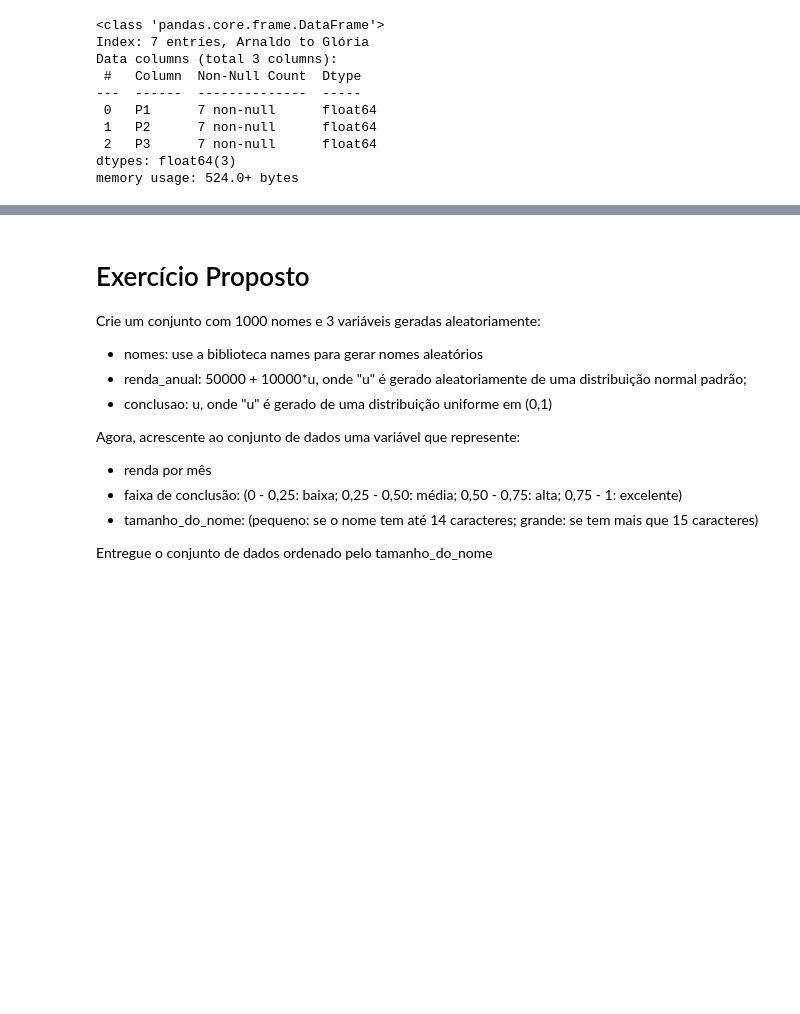
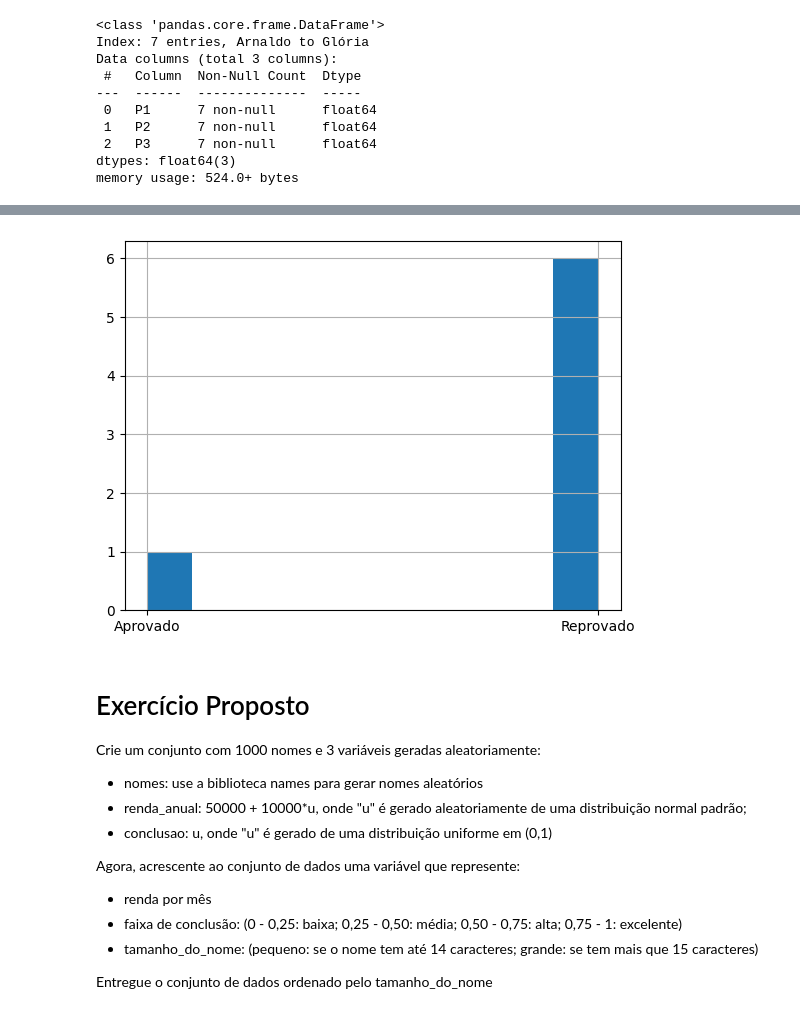
Before and after one commit to arnaldorosentino/ExerciciosMBA_Parte2, a Jupyter notebook: IntroPandas.ipynb, the cells around one changed output, grey strips where cells are left out. Cells and saved outputs as stored; diff of their text form; code cells hidden in the pictures; blank space fills up the shorter version.

```diff
--- a/IntroPandas.ipynb
+++ b/IntroPandas.ipynb
@@ -268,3 +268,7 @@ notas
+# %%
+notas.Situação.hist();
+# %% [output]
+[figure, added]
 # %% [markdown]
 # Exercício Proposto
 
```
Also changed, not shown: parts of 28 cells of this notebook.
